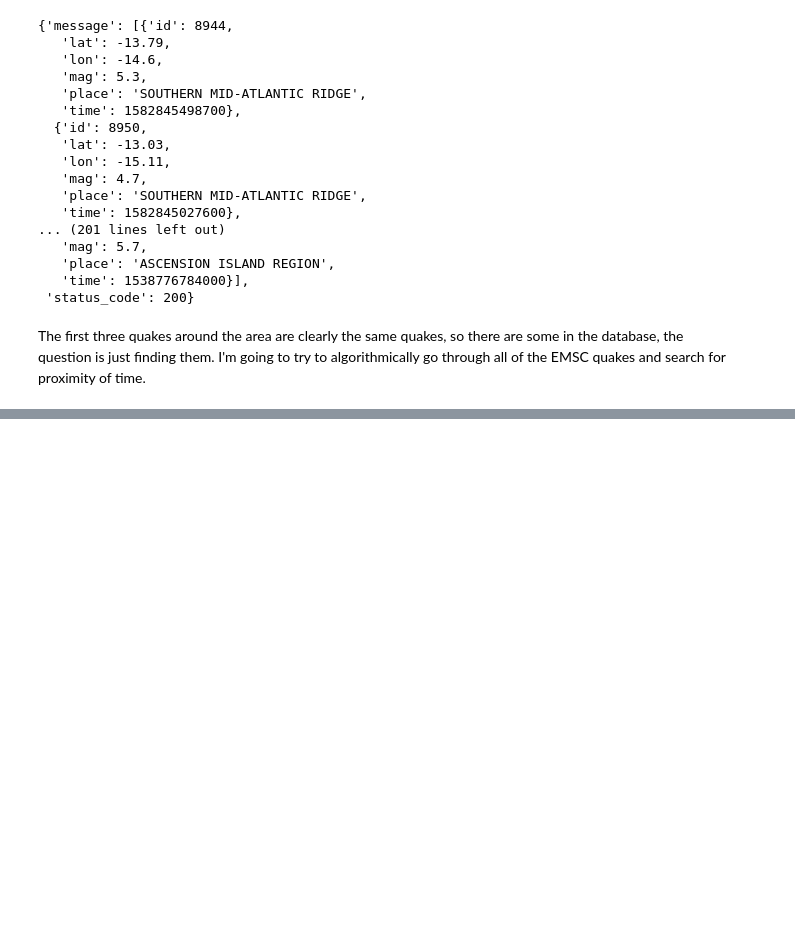
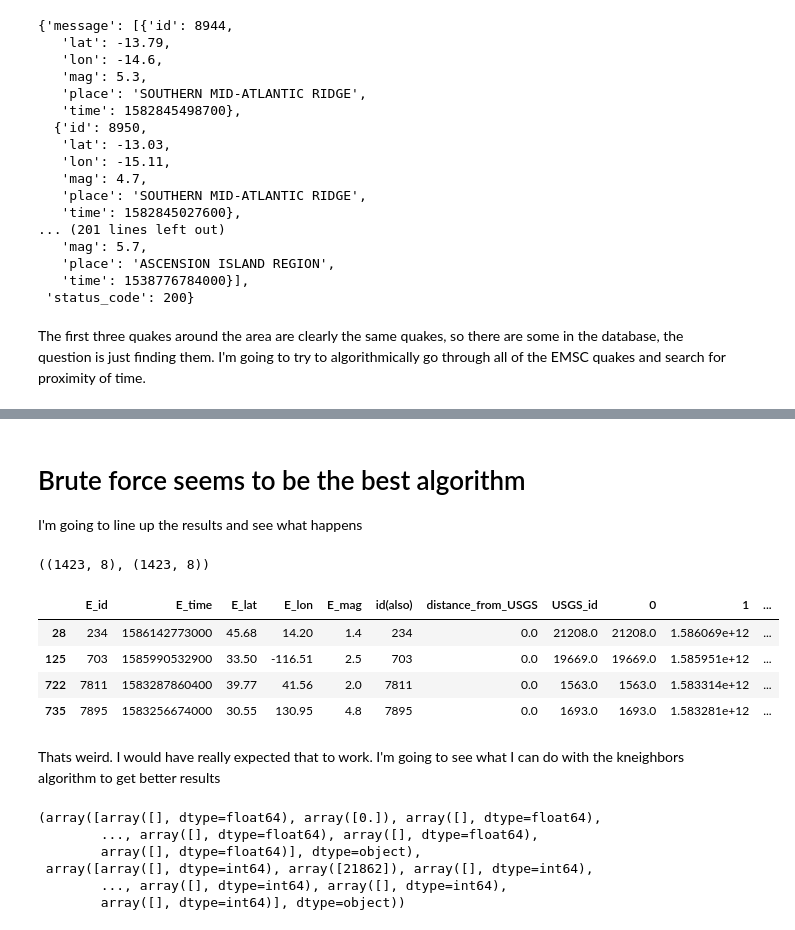
Before and after one commit to Lambda-School-Labs/quake-ds, a Jupyter notebook: liningUpDatasets.ipynb, the cells around one changed output, grey strips where cells are left out. Saved outputs shown, nothing was run; the diff lists cells and outputs as text; code cells hidden in the pictures; blank space fills up the shorter version.

Commit message:
further failing to line up the data

```diff
--- a/liningUpDatasets.ipynb
+++ b/liningUpDatasets.ipynb
@@ -203,0 +244,45 @@ for quake in EMSC_QUAKES:
+# %% [markdown]
+# Brute force seems to be the best algorithm
+
+I'm going to line up the results and see what happens
+# %%
+# merge distance and index into one array, then a DF
+dist_df = pd.DataFrame(np.concatenate((distance, index), axis=1), columns=['distance', 'USGS_index'])
+dist_df = dist_df.set_index(pd.Index(np.arange(1,20001)))
+# %%
+# merge the predictions back with the quake data
+df2 = edf.reset_index().merge(dist_df.reset_index(), left_on=0, right_on='index')
+# %%
+#seperate everything with 0 distance, theoretically they are the same quake
+zero_dist = df2[df2['distance'] == 0]
+zero_dist.shape, low_dist.shape
+# %% [output]
+((1423, 8), (1423, 8))
+# %%
+# rename columns for ease of reading
+zero_dist = zero_dist.rename(columns={0: 'E_id', 1:'E_time', 2:'E_lat', 3:'E_lon', 4:'E_mag', 'index':'id(also)', 'distance':'distance_from_USGS', 'USGS_index':'USGS_id'})
+low_dist = low_dist.rename(columns={0: 'E_id', 1:'E_time', 2:'E_lat', 3:'E_lon', 4:'E_mag', 'index':'id(also)', 'distance':'distance_from_USGS', 'USGS_index':'USGS_id'})
+df2 = df2.rename(columns={0: 'E_id', 1:'E_time', 2:'E_lat', 3:'E_lon', 4:'E_mag', 'index':'id(also)', 'distance':'distance_from_USGS', 'USGS_index':'USGS_id'})
+# %%
+#checking to see if any match up, it doesn't look like they do
+merged = zero_dist.merge(df.reset_index(), left_on='USGS_id', right_on=0, how='left')
+merged['time_matches'] = merged['E_mag'] == merged[4]
+merged[merged['time_matches']]
+# %% [output]
+|  | E_id | E_time | E_lat | E_lon | E_mag | id(also) | distance_from_USGS | USGS_id | 0 | 1 | ... |
+| 28 | 234 | 1586142773000 | 45.68 | 14.20 | 1.4 | 234 | 0.0 | 21208.0 | 21208.0 | 1.586069e+12 | ... |
+| 125 | 703 | 1585990532900 | 33.50 | -116.51 | 2.5 | 703 | 0.0 | 19669.0 | 19669.0 | 1.585951e+12 | ... |
+| 722 | 7811 | 1583287860400 | 39.77 | 41.56 | 2.0 | 7811 | 0.0 | 1563.0 | 1563.0 | 1.583314e+12 | ... |
+| 735 | 7895 | 1583256674000 | 30.55 | 130.95 | 4.8 | 7895 | 0.0 | 1693.0 | 1693.0 | 1.583281e+12 | ... |
+# %% [markdown]
+Thats weird. I would have really expected that to work. I'm going to see what I can do with the kneighbors algorithm to get better results
+# %%
+#I have no idea how this works
+classifier.radius_neighbors(edf)
+# %% [output]
+(array([array([], dtype=float64), array([0.]), array([], dtype=float64),
+        ..., array([], dtype=float64), array([], dtype=float64),
+        array([], dtype=float64)], dtype=object),
+ array([array([], dtype=int64), array([21862]), array([], dtype=int64),
+        ..., array([], dtype=int64), array([], dtype=int64),
+        array([], dtype=int64)], dtype=object))
```
Also changed, not shown: parts of 13 cells of this notebook.
